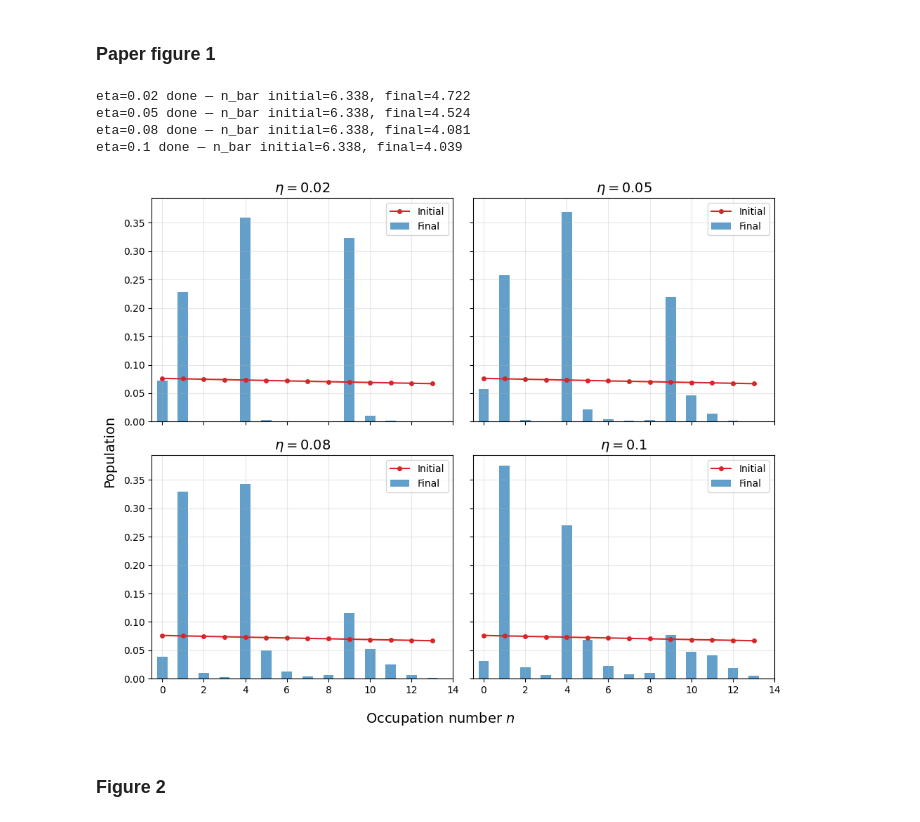
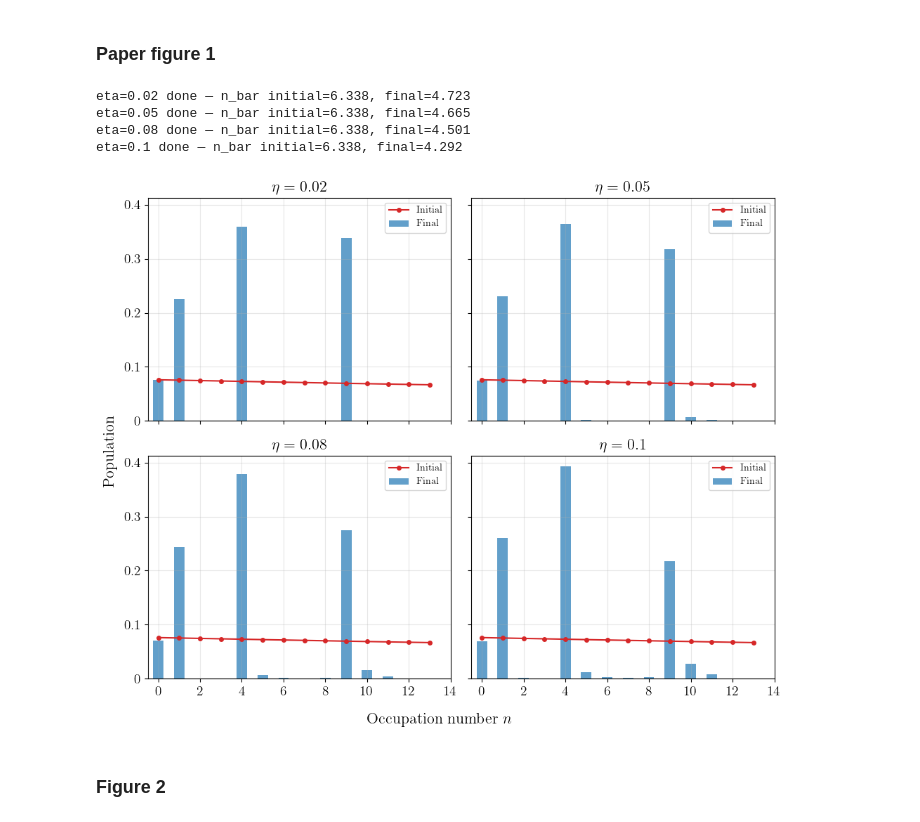
Before and after one commit to GonReina/QLearn, a Jupyter notebook: trapped_ions/Fock_mixtures_sim.ipynb, the cells around one changed output. Saved outputs shown, nothing was run; the diff lists cells and outputs as text; code cells hidden in the pictures.

```diff
--- a/trapped_ions/Fock_mixtures_sim.ipynb
+++ b/trapped_ions/Fock_mixtures_sim.ipynb
@@ -789,18 +840,21 @@ Delta = 0
 RF_strength = 1
 nu = 1.0
 Omega = nu
-Omega_y = 1000
+Omega_y = 100
 n_thermal = 1
 n0 = 1
-gamma = 1000
+gamma = 100
 kT = 100
 N = 14
 num_pulses = 60
 
 eta_values = [0.02, 0.05, 0.08, 0.1]
 
+set_latex_plot_style()
 fig, axes = plt.subplots(2, 2, figsize=(10, 8), sharey=True, sharex=True)
 axes = axes.flatten()
+for ax in axes:
+    latexify_ticks(ax)
 
 for idx, eta in enumerate(eta_values):
     tau = 2 * np.pi / (eta * Omega * np.sqrt(n0))
@@ -848,8 +902,10 @@ for idx, eta in enumerate(eta_values):
     prop_y_undo = (L_y_undo * y_duration).expm()
 
     # 3) X(τ) pulse
-    H_x = 0.5 * nu * s_x_full + nu * a_dag_full * a_full + \
-              0.5 * 1j * Omega * eta * s_z_full * (a_dag_full - a_full)
+    # H_x = 0.5 * nu * s_x_full + nu * a_dag_full * a_full + \
+    #           0.5 * 1j * Omega * eta * s_z_full * (a_dag_full - a_full)
+    H_x = 0.5 * Delta * s_z_full + nu * a_dag_full * a_full + \
+         0.5 * Omega * (s_plus_full * D_op + s_minus_full * D_op.dag())
     L_x = liouvillian(H_x, [])
     prop_x = (L_x * tau).expm()
 
@@ -877,43 +933,44 @@ for idx, eta in enumerate(eta_values):
     thermal_state = thermal_state / thermal_state.tr()
     ground_state = basis(2, 1)
     initial_state = tensor(ground_state * ground_state.dag(), thermal_state)
 
     occupancies = np.zeros((num_pulses + 1, N))
     rho_vec = operator_to_vector(initial_state)
     rho_mat = vector_to_operator(rho_vec)
     occupancies[0, :] = rho_mat.ptrace(1).diag().real
 
     current_rho_vec = rho_vec
     for k in range(1, num_pulses + 1):
         current_rho_vec = prop_cycle * current_rho_vec
         rho_mat = vector_to_operator(current_rho_vec)
         occupancies[k, :] = rho_mat.ptrace(1).diag().real
 
     # Plot
     ax = axes[idx]
     p_initial = occupancies[0, :]
     p_final = occupancies[-1, :]
     n_states = np.arange(N)
-    ax.plot(n_states, p_initial, 'o-', color='tab:red', markersize=4, label='Initial')
-    ax.bar(n_states, p_final, width=0.5, alpha=0.7, color='tab:blue', label='Final')
-    ax.set_title(rf'$\eta = {eta}$', fontsize=14)
+    ax.plot(n_states, p_initial, 'o-', color='tab:red', markersize=4, label=r'Initial')
+    ax.bar(n_states, p_final, width=0.5, alpha=0.7, color='tab:blue', label=r'Final')
+    ax.set_title(rf'$\eta = {eta}$', fontsize=16)
     ax.set_xlim(-0.5, 14)
     ax.legend(fontsize=10)
     ax.grid(True, alpha=0.3)
 
     print(f"eta={eta} done — n_bar initial={np.dot(n_states, p_initial):.3f}, final={np.dot(n_states, p_final):.3f}")
 
-fig.supxlabel('Occupation number $n$', fontsize=14)
-fig.supylabel('Population', fontsize=14)
+fig.supxlabel(r'Occupation number $n$', fontsize=16)
+fig.supylabel(r'Population', fontsize=16)
 # fig.suptitle('Cooling in the Lamb-Dicke Regime', fontsize=16, y=1.01)
 plt.tight_layout()
 plt.show()
+fig.savefig("figure1.pdf", bbox_inches="tight")
 # %% [output]
-eta=0.02 done — n_bar initial=6.338, final=4.722
-eta=0.05 done — n_bar initial=6.338, final=4.524
-eta=0.08 done — n_bar initial=6.338, final=4.081
-eta=0.1 done — n_bar initial=6.338, final=4.039
+eta=0.02 done — n_bar initial=6.338, final=4.723
+eta=0.05 done — n_bar initial=6.338, final=4.665
+eta=0.08 done — n_bar initial=6.338, final=4.501
+eta=0.1 done — n_bar initial=6.338, final=4.292
-[figure, old version]
+[figure, new version]
 # %% [markdown]
 ### Figure 2
 # %%
```
Also changed, not shown: parts of 5 cells of this notebook, 4 other files.
